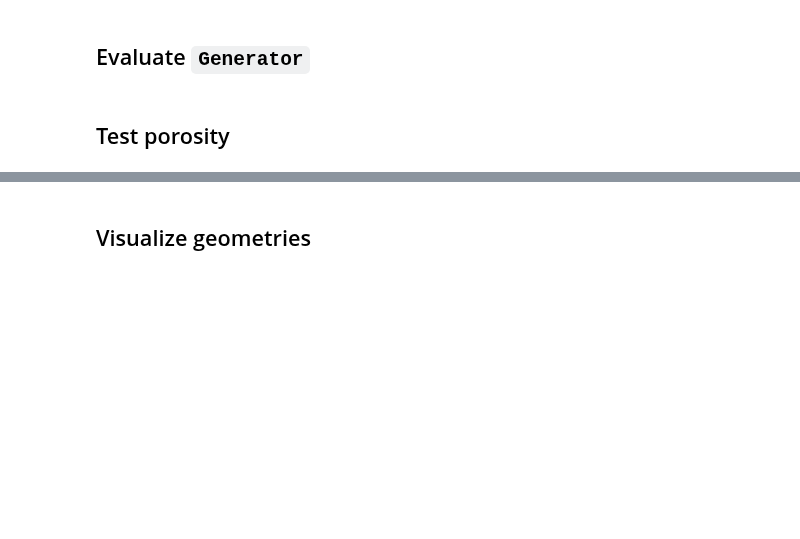
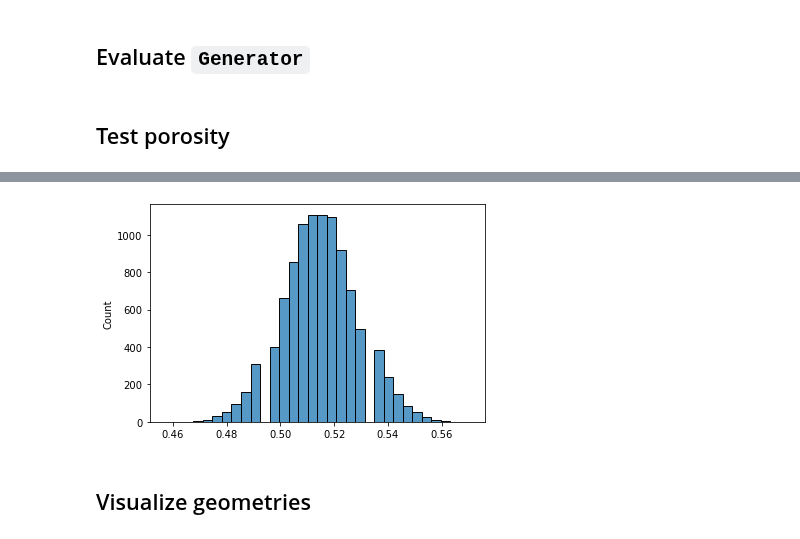
Before and after one commit to lucascbarbosa/INT, a Jupyter notebook: Manufatura Aditiva/Simulacao-GAN/Pipeline/3- Machine_learning/GAN/GAN.ipynb, the cells around one changed output, grey strips where cells are left out. Cells and saved outputs as stored; diff of their text form; code cells hidden in the pictures; blank space fills up the shorter version.

```diff
--- a/Manufatura Aditiva/Simulacao-GAN/Pipeline/3- Machine_learning/GAN/GAN.ipynb
+++ b/Manufatura Aditiva/Simulacao-GAN/Pipeline/3- Machine_learning/GAN/GAN.ipynb
@@ -514,5 +510,6 @@ for generated_geom in generated_geoms:
         pors.append(p)
     porosities.append(p)
 
-sns.histplot(porosities,bins=16);
+sns.histplot(porosities,bins=32);
 print(f'porosity match: {100*len(pors)/len(porosities)}%')
+# %% [output]
@@ -519,3 +518,4 @@ print(f'porosity match: {100*len(pors)/len(porosities)}%')
+[figure, added]
 # %% [markdown]
 ## Visualize geometries
 # %%
```
Also changed, not shown: parts of 7 cells of this notebook, 40 other files.
